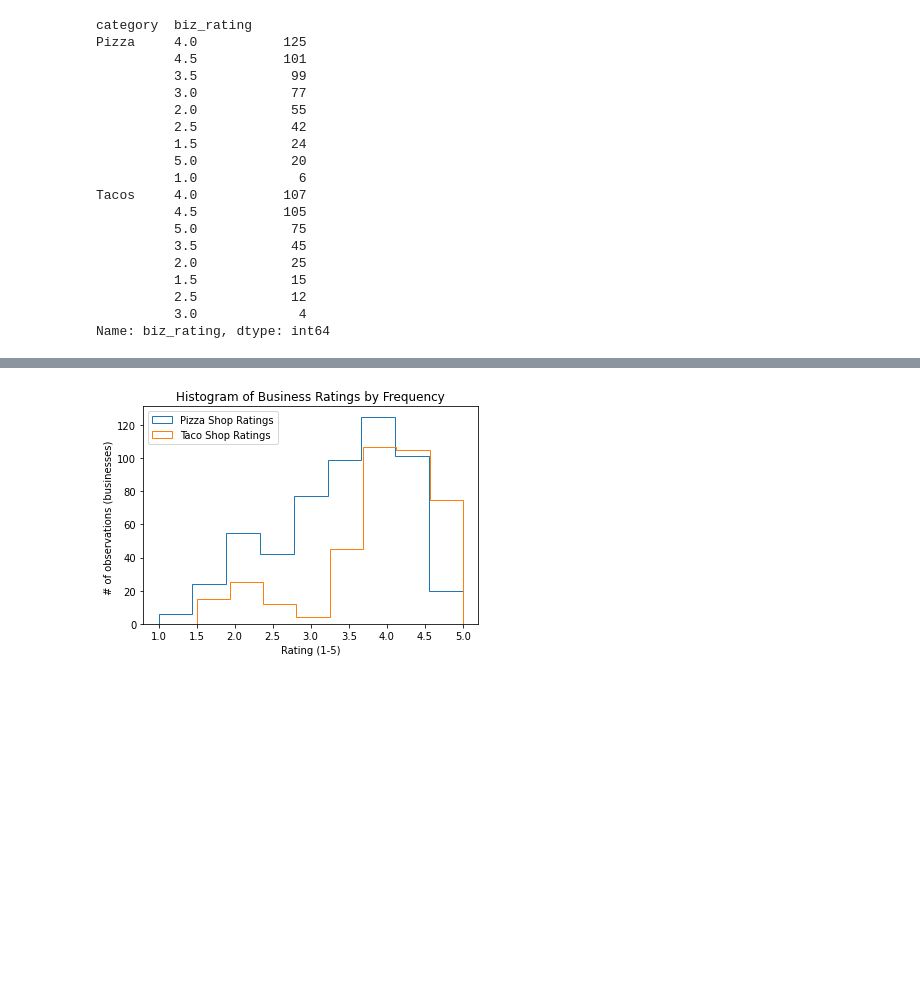
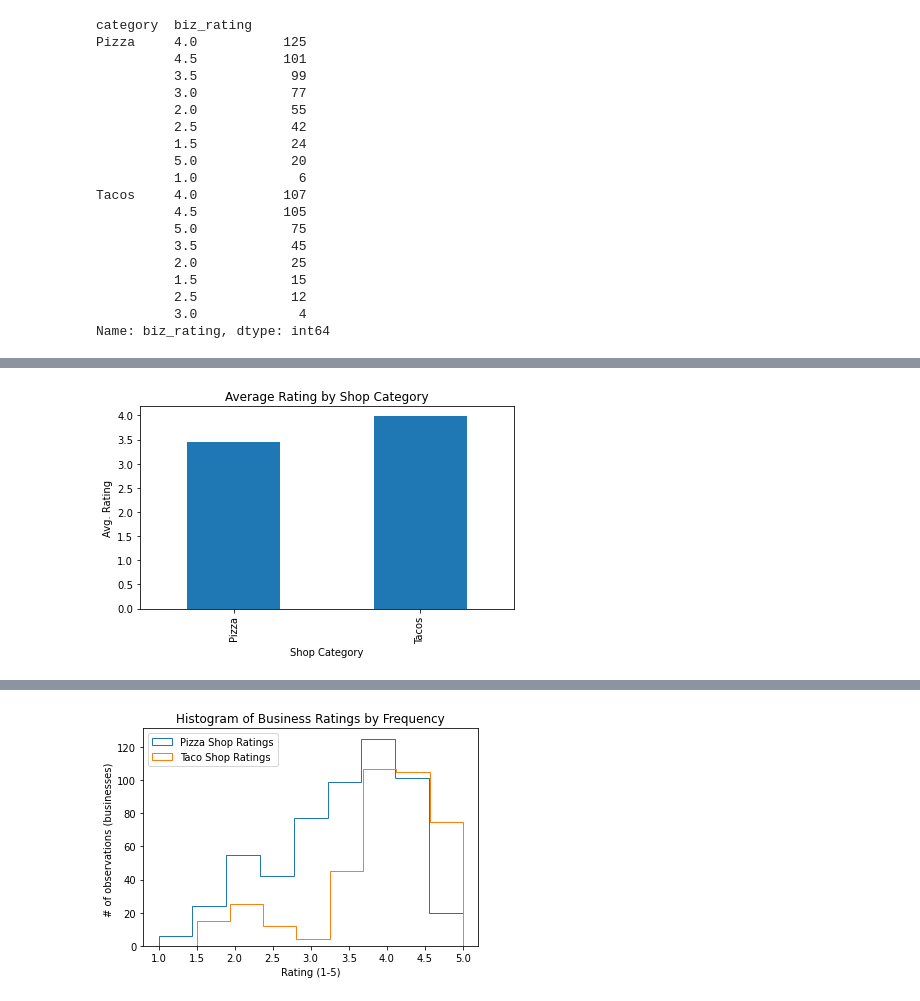
Before and after one commit to tsayula/Bikes_Repo, a Jupyter notebook: Final_Notebook.ipynb, the cells around one changed output, grey strips where cells are left out. Drawn from its saved outputs; the diff is of its cells as text; code cells hidden in the pictures; blank space fills up the shorter version.

```diff
--- a/Final_Notebook.ipynb
+++ b/Final_Notebook.ipynb
@@ -758,0 +801,14 @@ mt.groupby('biz_rating').agg({'rating': 'sum'})
+# %%
+
+#Plotting Avg Biz Rating by Category
+axes = biz_ratings['biz_rating'].plot.bar(rot=90, x='biz_rating')
+#Setting Chart Title
+axes.set_title('Average Rating by Shop Category')
+#Setting X-axis label
+axes.set_xlabel('Shop Category')
+#Setting Y-axis label
+axes.set_ylabel('Avg. Rating')
+plt.tight_layout()
+plt.savefig('data/Avg_Rtng_by_Category.png');
+# %% [output]
+[figure, added]
```
Also changed, not shown: parts of 58 cells of this notebook.
